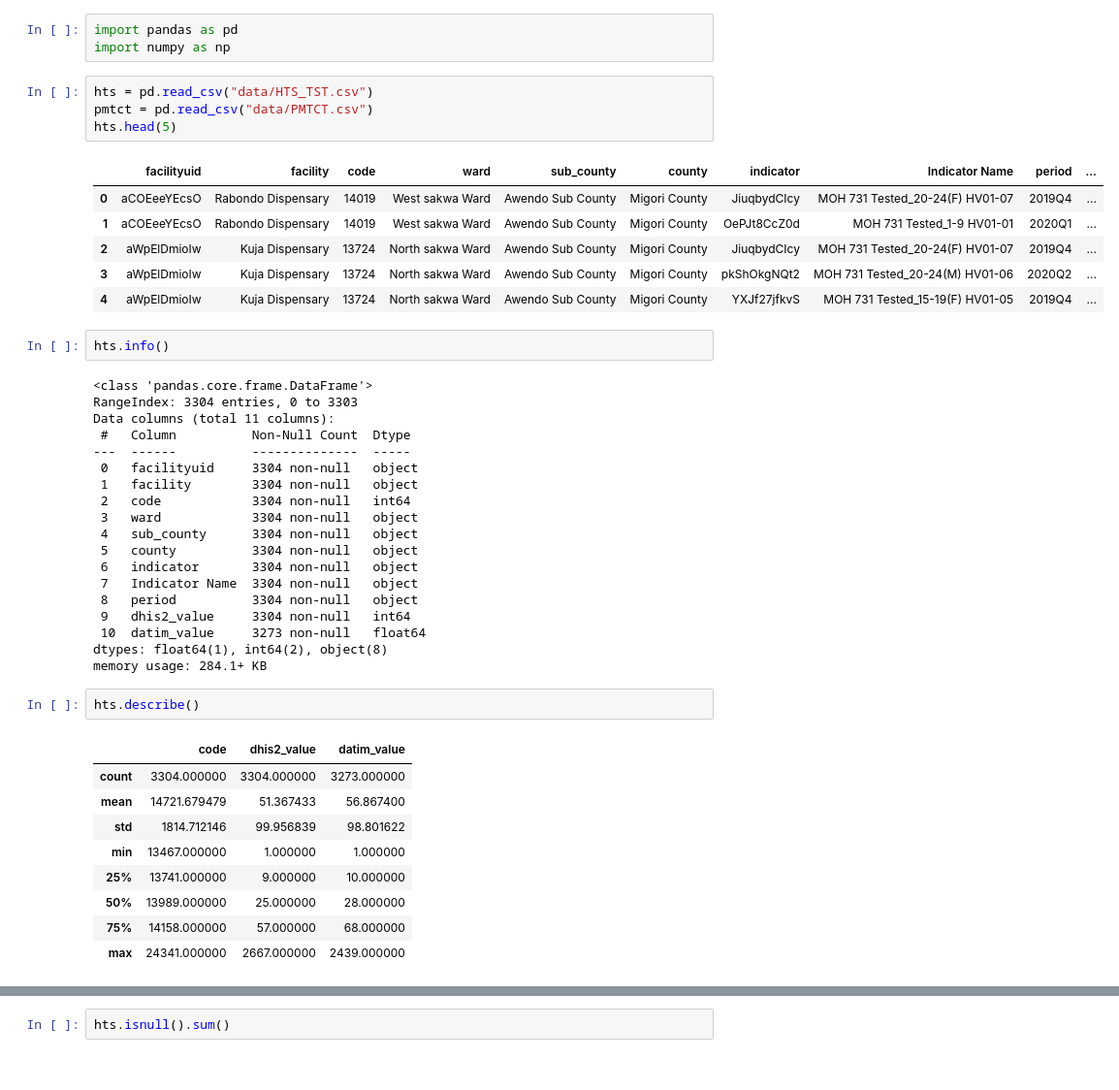
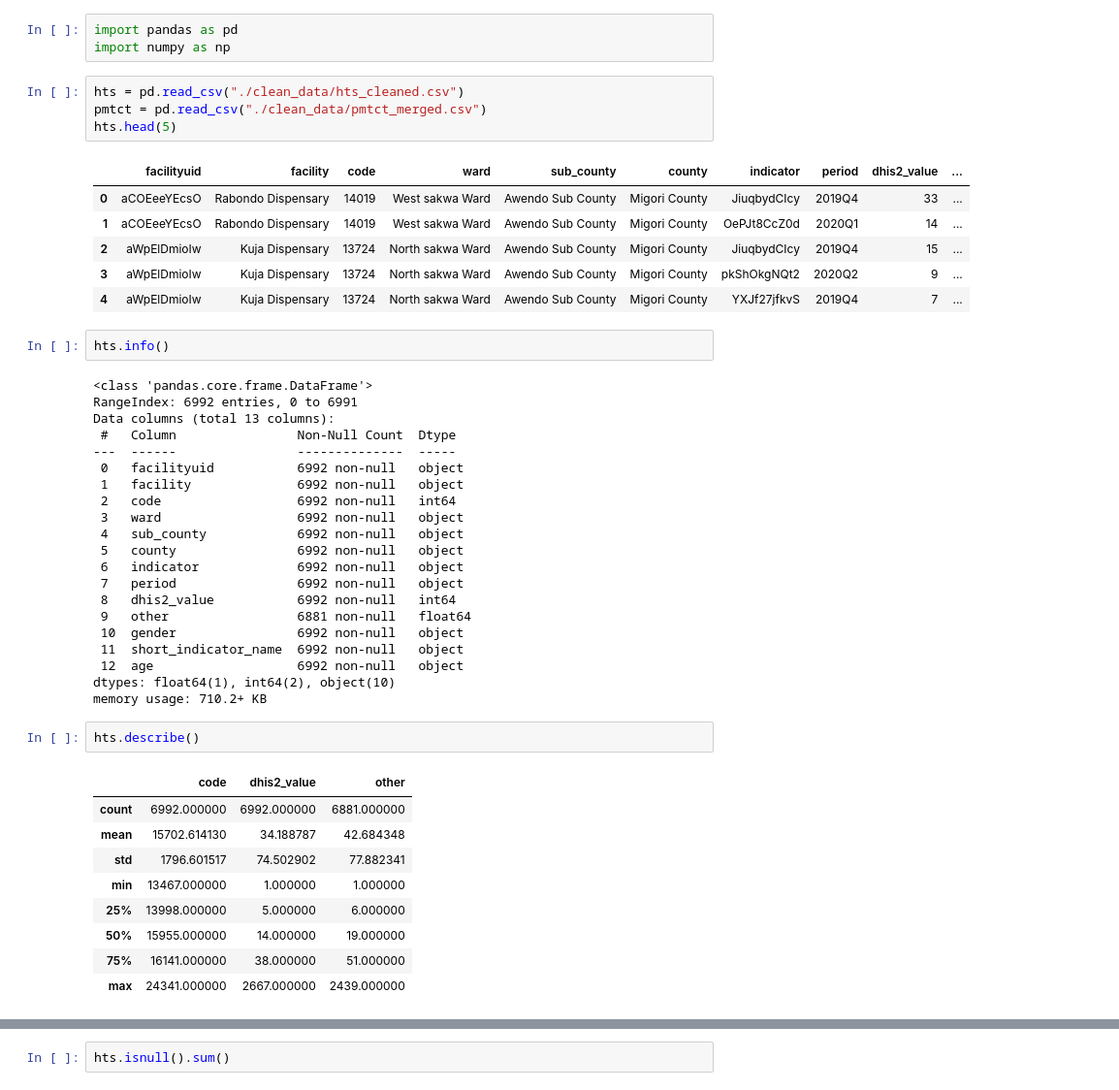
Before and after one commit to HealthIT-Kabarak/PMTCT-Data-Gaps--Identification-and-Reporting, a Jupyter notebook: main.ipynb, the cells around one changed output, grey strips where cells are left out. Shown at 97% size. Saved outputs shown, nothing was run; the diff lists cells and outputs as text.

Commit message:
add, data cleaning notebook

```diff
--- a/main.ipynb
+++ b/main.ipynb
@@ -2,48 +2,50 @@
 import pandas as pd
 import numpy as np
 # %%
-hts = pd.read_csv("data/HTS_TST.csv")
-pmtct = pd.read_csv("data/PMTCT.csv")
+hts = pd.read_csv("./clean_data/hts_cleaned.csv")
+pmtct = pd.read_csv("./clean_data/pmtct_merged.csv")
 hts.head(5)
 # %% [output]
-|  | facilityuid | facility | code | ward | sub_county | county | indicator | Indicator Name | period | ... |
-| 0 | aCOEeeYEcsO | Rabondo Dispensary | 14019 | West sakwa Ward | Awendo Sub County | Migori County | JiuqbydCIcy | MOH 731 Tested_20-24(F) HV01-07 | 2019Q4 | ... |
-| 1 | aCOEeeYEcsO | Rabondo Dispensary | 14019 | West sakwa Ward | Awendo Sub County | Migori County | OePJt8CcZ0d | MOH 731 Tested_1-9 HV01-01 | 2020Q1 | ... |
-| 2 | aWpElDmioIw | Kuja Dispensary | 13724 | North sakwa Ward | Awendo Sub County | Migori County | JiuqbydCIcy | MOH 731 Tested_20-24(F) HV01-07 | 2019Q4 | ... |
-| 3 | aWpElDmioIw | Kuja Dispensary | 13724 | North sakwa Ward | Awendo Sub County | Migori County | pkShOkgNQt2 | MOH 731 Tested_20-24(M) HV01-06 | 2020Q2 | ... |
-| 4 | aWpElDmioIw | Kuja Dispensary | 13724 | North sakwa Ward | Awendo Sub County | Migori County | YXJf27jfkvS | MOH 731 Tested_15-19(F) HV01-05 | 2019Q4 | ... |
+|  | facilityuid | facility | code | ward | sub_county | county | indicator | period | dhis2_value | ... |
+| 0 | aCOEeeYEcsO | Rabondo Dispensary | 14019 | West sakwa Ward | Awendo Sub County | Migori County | JiuqbydCIcy | 2019Q4 | 33 | ... |
+| 1 | aCOEeeYEcsO | Rabondo Dispensary | 14019 | West sakwa Ward | Awendo Sub County | Migori County | OePJt8CcZ0d | 2020Q1 | 14 | ... |
+| 2 | aWpElDmioIw | Kuja Dispensary | 13724 | North sakwa Ward | Awendo Sub County | Migori County | JiuqbydCIcy | 2019Q4 | 15 | ... |
+| 3 | aWpElDmioIw | Kuja Dispensary | 13724 | North sakwa Ward | Awendo Sub County | Migori County | pkShOkgNQt2 | 2020Q2 | 9 | ... |
+| 4 | aWpElDmioIw | Kuja Dispensary | 13724 | North sakwa Ward | Awendo Sub County | Migori County | YXJf27jfkvS | 2019Q4 | 7 | ... |
 # %%
 hts.info()
 # %% [output]
 <class 'pandas.core.frame.DataFrame'>
-RangeIndex: 3304 entries, 0 to 3303
-Data columns (total 11 columns):
- #   Column          Non-Null Count  Dtype
----  ------          --------------  -----
- 0   facilityuid     3304 non-null   object
- 1   facility        3304 non-null   object
- 2   code            3304 non-null   int64
- 3   ward            3304 non-null   object
- 4   sub_county      3304 non-null   object
- 5   county          3304 non-null   object
- 6   indicator       3304 non-null   object
- 7   Indicator Name  3304 non-null   object
- 8   period          3304 non-null   object
- 9   dhis2_value     3304 non-null   int64
- 10  datim_value     3273 non-null   float64
-dtypes: float64(1), int64(2), object(8)
-memory usage: 284.1+ KB
+RangeIndex: 6992 entries, 0 to 6991
+Data columns (total 13 columns):
+ #   Column                Non-Null Count  Dtype
+---  ------                --------------  -----
+ 0   facilityuid           6992 non-null   object
+ 1   facility              6992 non-null   object
+ 2   code                  6992 non-null   int64
+ 3   ward                  6992 non-null   object
+ 4   sub_county            6992 non-null   object
+ 5   county                6992 non-null   object
+ 6   indicator             6992 non-null   object
+ 7   period                6992 non-null   object
+ 8   dhis2_value           6992 non-null   int64
+ 9   other                 6881 non-null   float64
+ 10  gender                6992 non-null   object
+ 11  short_indicator_name  6992 non-null   object
+ 12  age                   6992 non-null   object
+dtypes: float64(1), int64(2), object(10)
+memory usage: 710.2+ KB
 # %%
 hts.describe()
 # %% [output]
-|  | code | dhis2_value | datim_value |
-| count | 3304.000000 | 3304.000000 | 3273.000000 |
-| mean | 14721.679479 | 51.367433 | 56.867400 |
-| std | 1814.712146 | 99.956839 | 98.801622 |
+|  | code | dhis2_value | other |
+| count | 6992.000000 | 6992.000000 | 6881.000000 |
+| mean | 15702.614130 | 34.188787 | 42.684348 |
+| std | 1796.601517 | 74.502902 | 77.882341 |
 | min | 13467.000000 | 1.000000 | 1.000000 |
-| 25% | 13741.000000 | 9.000000 | 10.000000 |
-| 50% | 13989.000000 | 25.000000 | 28.000000 |
-| 75% | 14158.000000 | 57.000000 | 68.000000 |
+| 25% | 13998.000000 | 5.000000 | 6.000000 |
+| 50% | 15955.000000 | 14.000000 | 19.000000 |
+| 75% | 16141.000000 | 38.000000 | 51.000000 |
 | max | 24341.000000 | 2667.000000 | 2439.000000 |
 # %%
 hts.isnull().sum()
```
Also changed, not shown: parts of 18 cells of this notebook, 10 other files.
